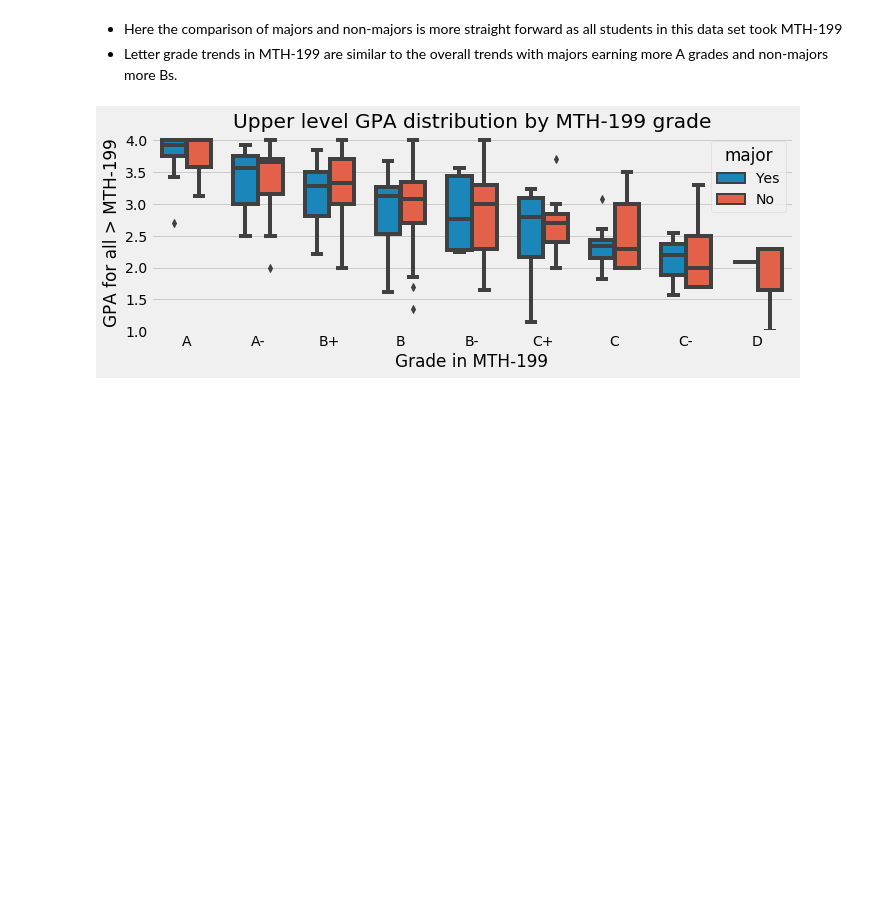
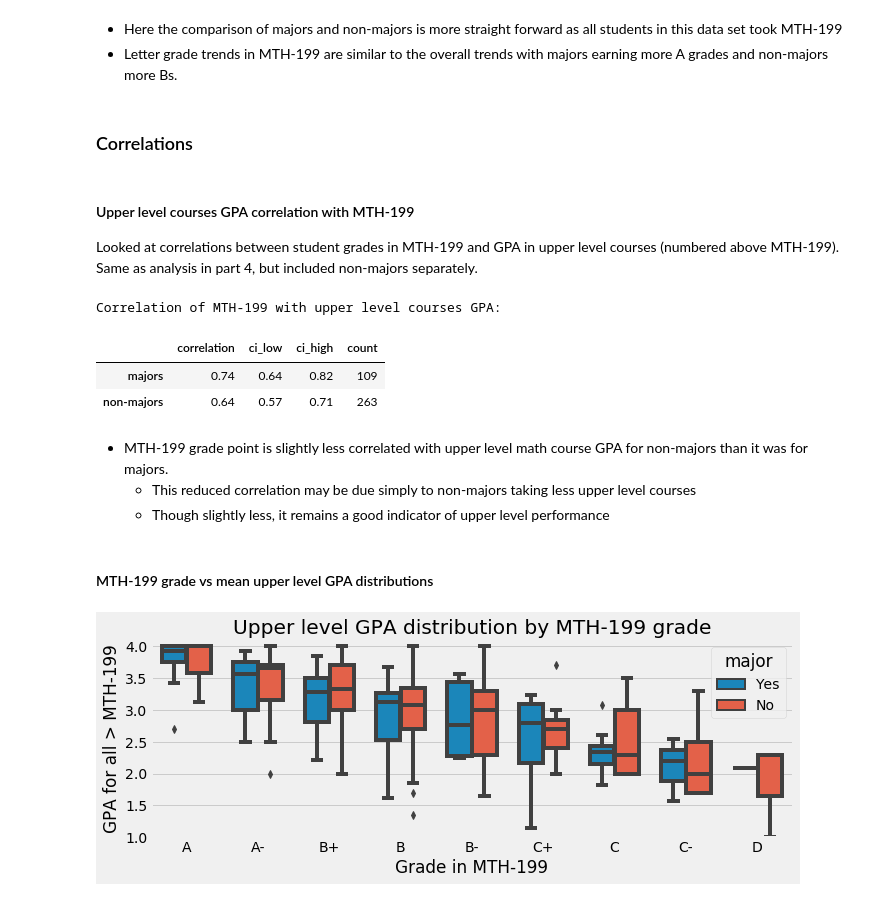
Before and after one commit to pmgasper/union_students, a Jupyter notebook: nb06_nonmajordata.ipynb, the cells around one changed output. Saved outputs shown, nothing was run; the diff lists cells and outputs as text; code cells hidden in the pictures; blank space fills up the shorter version.

Commit message:
added MTH-199 GPA correlations

```diff
--- a/nb06_nonmajordata.ipynb
+++ b/nb06_nonmajordata.ipynb
@@ -233,3 +234,9 @@ plt.show()
 # %% [markdown]
 * Here the comparison of majors and non-majors is more straight forward as all students in this data set took MTH-199
 * Letter grade trends in MTH-199 are similar to the overall trends with majors earning more A grades and non-majors more Bs.
+# %% [markdown]
+### Correlations
+# %% [markdown]
+#### Upper level courses GPA correlation with MTH-199
+
+Looked at correlations between student grades in MTH-199 and GPA in upper level courses (numbered above MTH-199). Same as analysis in part 4, but included non-majors separately.
@@ -236,3 +276,53 @@ plt.show()
+# %%
+# Correlation for non-majors
+mth199_pt = (grades[(grades.course == 'MTH-199') & ~grades.major]
+             .loc[:, ['id', 'point']]
+             .set_index('id')
+             .rename(columns={'point':'MTH-199'}))
+
+upper_level_avg = (grades[(grades.course > 'MTH-199') & ~grades.major]
+                   .groupby('id').point.agg('mean').to_frame('upper_level_avg'))
+
+points = mth199_pt.join(upper_level_avg)
+
+correlations = (points.corr().loc[['MTH-199'], ['upper_level_avg']]
+                      .rename(columns={'upper_level_avg':'correlation'}))
+
+counts = (pd.notnull(points).sum()
+          .to_frame('count')
+          .drop(['upper_level_avg'], axis='rows'))
+
+correlations = correlations.join(counts)
+
+# Calculate confidence intervals - using Fisher transformation
+percent_ci = 95
+alpha = 1 - (percent_ci / 100)
+z_score = stats.norm.ppf(1 - (alpha / 2))
+
+correlations['ci_low'] = (np.tanh(np.arctanh(correlations['correlation']) -
+                                z_score * 1 / np.sqrt(correlations['count'] - 3)))
+correlations['ci_high'] = (np.tanh(np.arctanh(correlations['correlation']) +
+                                z_score * 1 / np.sqrt(correlations['count'] - 3)))
+
+nonmajor_correls = correlations.copy().rename({'MTH-199': 'non-majors'})
+# %%
+correlations = pd.concat([major_correls, nonmajor_correls], axis=0)
+
+print('Correlation of MTH-199 with upper level courses GPA:')
+with pd.option_context('display.float_format', '{:,.2f}'.format,
+                       'max_rows', None):
+    display(correlations.loc[:, ['correlation', 'ci_low', 'ci_high', 'count']])
+# %% [output]
+Correlation of MTH-199 with upper level courses GPA:
+|  | correlation | ci_low | ci_high | count |
+| majors | 0.74 | 0.64 | 0.82 | 109 |
+| non-majors | 0.64 | 0.57 | 0.71 | 263 |
+# %% [markdown]
+* MTH-199 grade point is slightly less correlated with upper level math course GPA for non-majors than it was for majors.
+  + This reduced correlation may be due simply to non-majors taking less upper level courses
+  + Though slightly less, it remains a good indicator of upper level performance
+# %% [markdown]
+#### MTH-199 grade vs mean upper level GPA distributions
 # %%
 # MTH-199 grade vs mean upper level GPA distributions
 upper_level_avg = (grades[grades.course > 'MTH-199']
```
Also changed, not shown: parts of 13 cells of this notebook.
